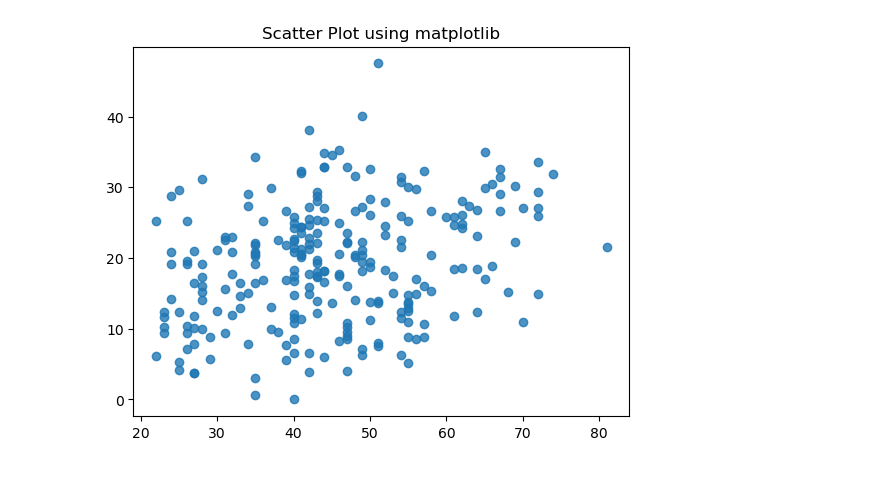
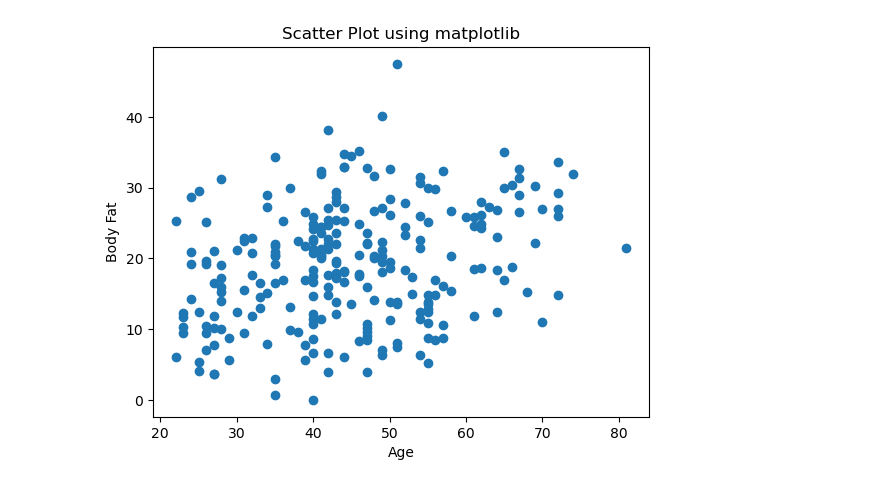
Before and after one commit to ashishjain1547/dataAnalyticsCourse, a Jupyter notebook: 2_scatterplot and boxplot using matplotlib/scatterplot and boxplot using matplotlib (harshitha).ipynb, the cells around one changed output. Cells and saved outputs as stored; diff of their text form; code cells hidden in the pictures.

```diff
--- a/2_scatterplot and boxplot using matplotlib/scatterplot and boxplot using matplotlib (harshitha).ipynb
+++ b/2_scatterplot and boxplot using matplotlib/scatterplot and boxplot using matplotlib (harshitha).ipynb
@@ -7,14 +7,15 @@ df = pd.read_csv(r'bodyfat.csv')
 # %%
 # Set properties of a plot using the plt object
 plt.title("Scatter Plot using matplotlib")
+plt.xlabel("Age")
+plt.ylabel("Body Fat")
+
 # xticks
 # yticks
-# xlabel
-# ylabel
 # legend
 
 #Plotting the data
-plt.scatter(df['Age'], df['BodyFat'],alpha=0.8)
+plt.scatter(df['Age'], df['BodyFat']) # alpha=0.8
 plt.show()
 # %% [output]
-[figure, old version]
+[figure, new version]
```
Also changed, not shown: parts of 2 cells of this notebook, 7 other files.
